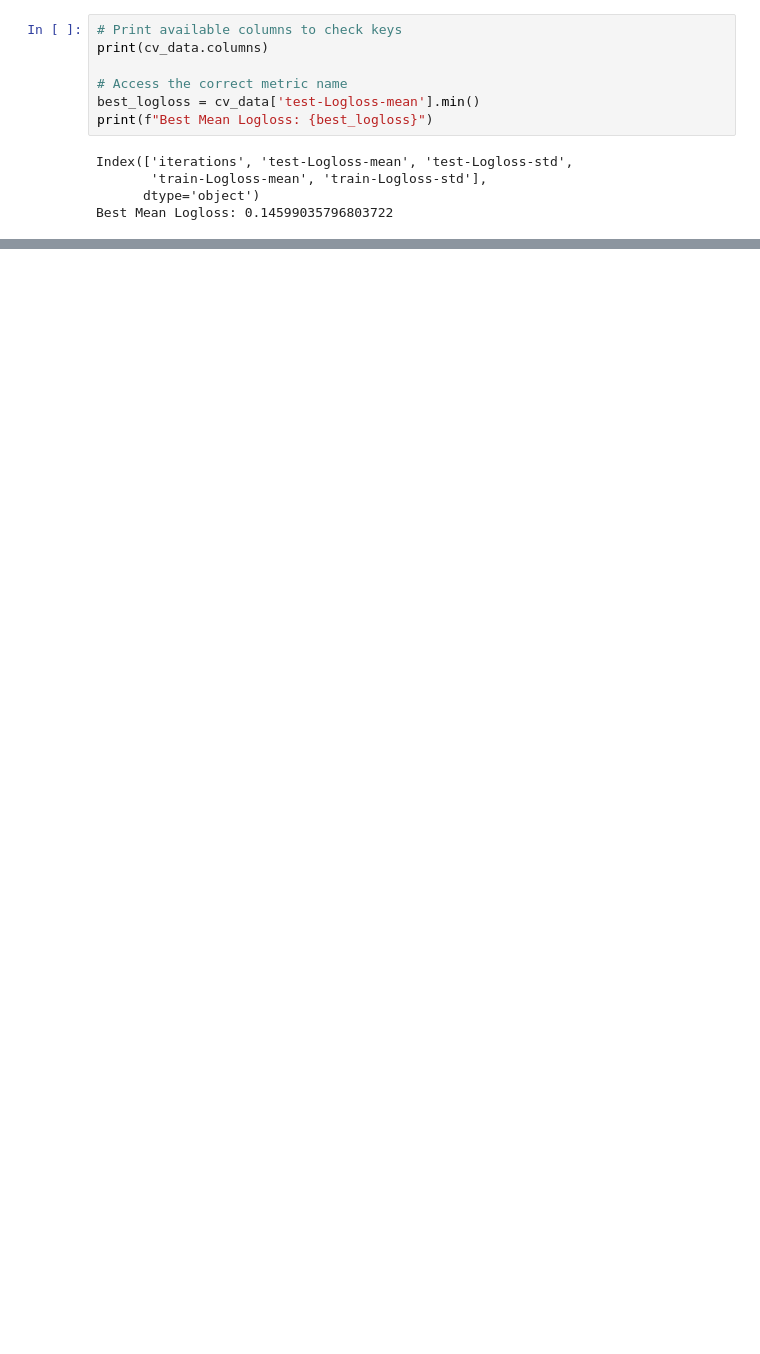
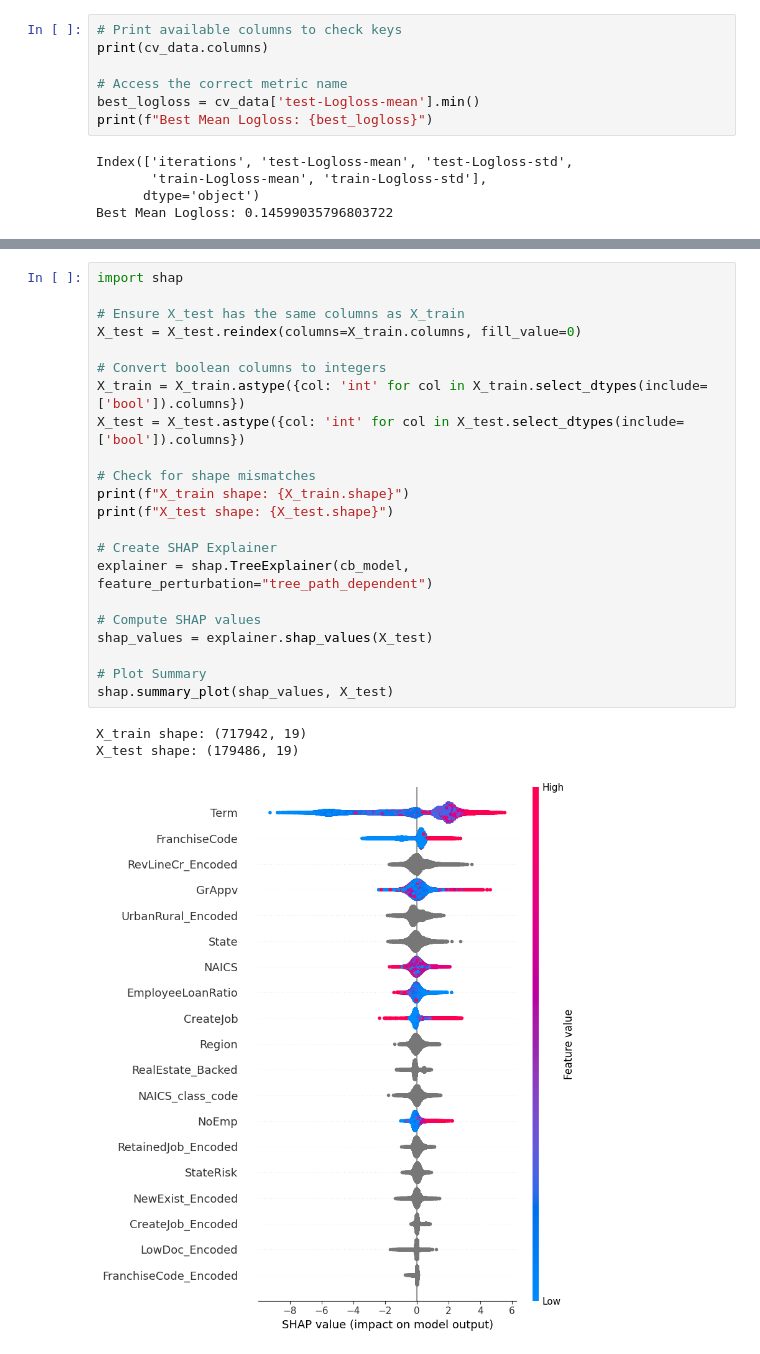
Before and after one commit to MichAdebayo/brief-loan-prediction, a Jupyter notebook: cat_data_model.ipynb, the cells around one changed output, grey strips where cells are left out. Cells and saved outputs as stored; diff of their text form; blank space fills up the shorter version.

```diff
--- a/cat_data_model.ipynb
+++ b/cat_data_model.ipynb
@@ -294,0 +303,26 @@ Best Mean Logloss: 0.14599035796803722
+# %%
+import shap
+
+# Ensure X_test has the same columns as X_train
+X_test = X_test.reindex(columns=X_train.columns, fill_value=0)
+
+# Convert boolean columns to integers
+X_train = X_train.astype({col: 'int' for col in X_train.select_dtypes(include=['bool']).columns})
+X_test = X_test.astype({col: 'int' for col in X_test.select_dtypes(include=['bool']).columns})
+
+# Check for shape mismatches
+print(f"X_train shape: {X_train.shape}")
+print(f"X_test shape: {X_test.shape}")
+
+# Create SHAP Explainer
+explainer = shap.TreeExplainer(cb_model, feature_perturbation="tree_path_dependent")
+
+# Compute SHAP values
+shap_values = explainer.shap_values(X_test)
+
+# Plot Summary
+shap.summary_plot(shap_values, X_test)
+# %% [output]
+X_train shape: (717942, 19)
+X_test shape: (179486, 19)
+[figure, added]
```
Also changed, not shown: parts of 5 cells of this notebook, 31 other files.
